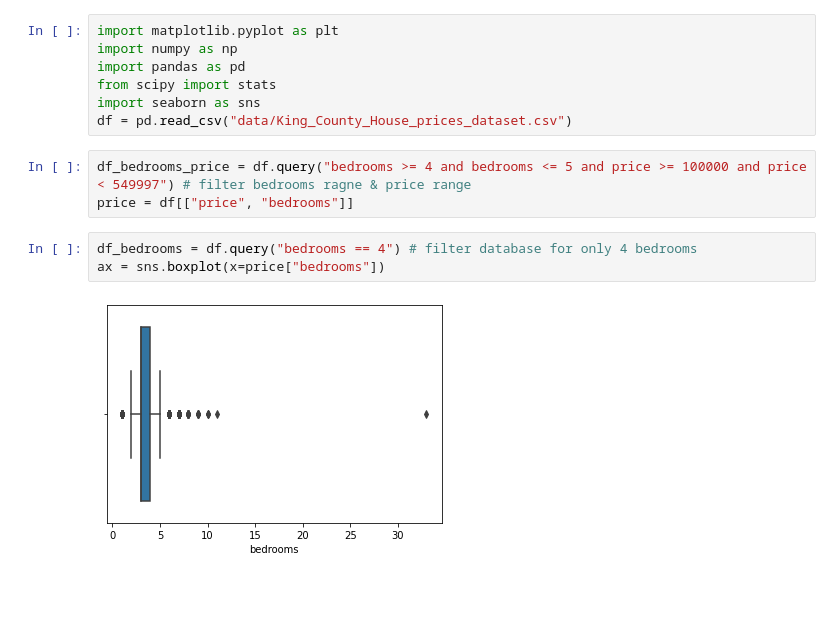
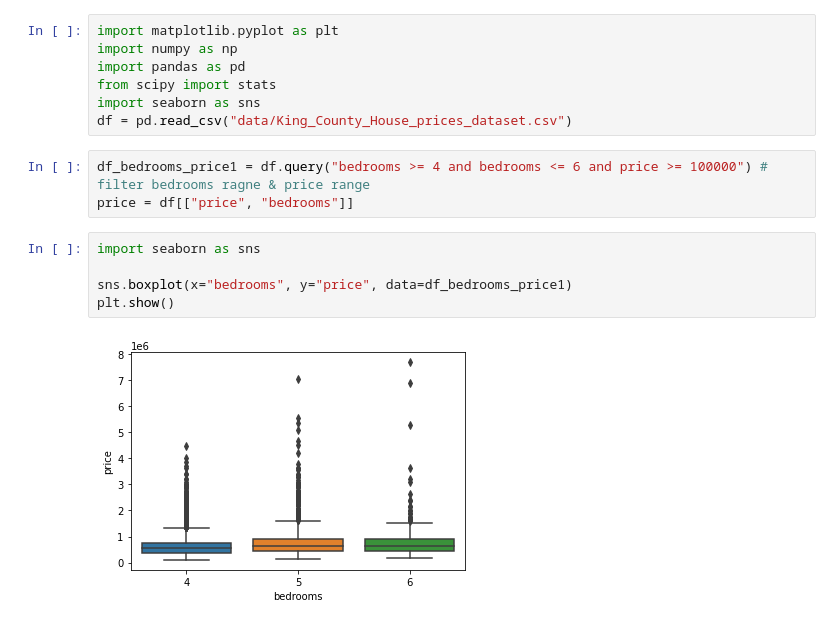
Before and after one commit to neuefische/First-Project--Joni, a Jupyter notebook: First-Project.ipynb, the cells around one changed output. Saved outputs shown, nothing was run; the diff lists cells and outputs as text; blank space fills up the shorter version.

```diff
--- a/First-Project.ipynb
+++ b/First-Project.ipynb
@@ -6,13 +6,15 @@ from scipy import stats
 import seaborn as sns
 df = pd.read_csv("data/King_County_House_prices_dataset.csv")
 # %%
-df_bedrooms_price = df.query("bedrooms >= 4 and bedrooms <= 5 and price >= 100000 and price < 549997") # filter bedrooms ragne & price range
+df_bedrooms_price1 = df.query("bedrooms >= 4 and bedrooms <= 6 and price >= 100000") # filter bedrooms ragne & price range
 price = df[["price", "bedrooms"]]
-# %%
-df_bedrooms = df.query("bedrooms == 4") # filter database for only 4 bedrooms
-ax = sns.boxplot(x=price["bedrooms"])
-# %% [output]
-[figure, removed]
+# %%
+import seaborn as sns
+
+sns.boxplot(x="bedrooms", y="price", data=df_bedrooms_price1)
+plt.show()
+# %% [output]
+[figure, added]
 # %%
 
 df_bedrooms = df.query("bedrooms == 4") # filter database for only 4 bedrooms
```
Also changed, not shown: parts of 7 cells of this notebook, 1 other file.
